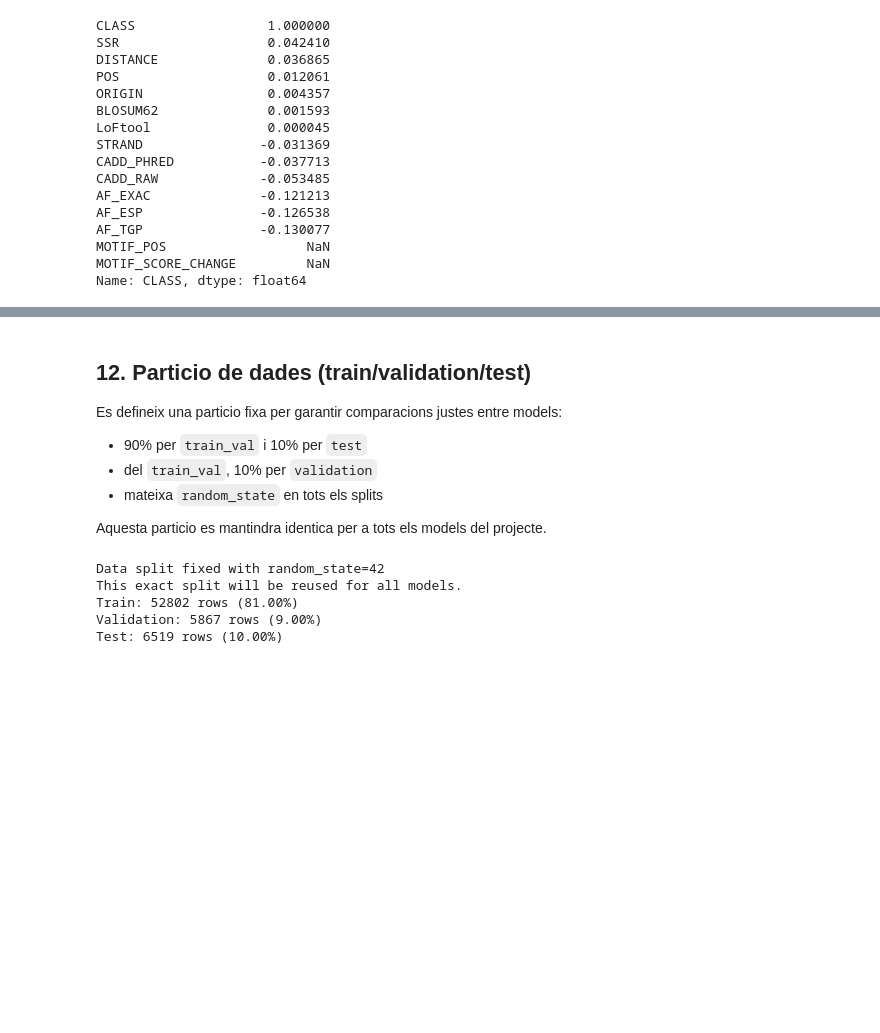
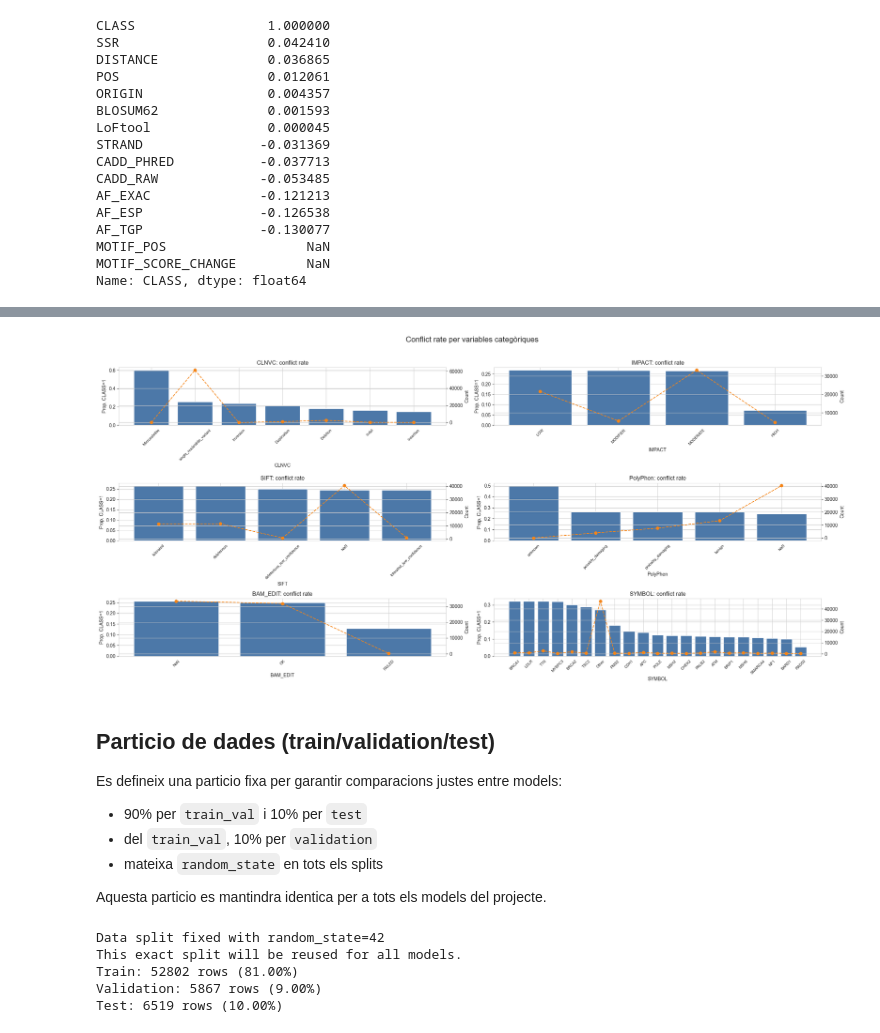
Before and after one commit to eliagarcia/tfg-genetic-variants, a Jupyter notebook: notebooks/eda.ipynb, the cells around one changed output, grey strips where cells are left out. Cells and saved outputs as stored; diff of their text form; code cells hidden in the pictures; blank space fills up the shorter version.

```diff
--- a/notebooks/eda.ipynb
+++ b/notebooks/eda.ipynb
@@ -345,5 +354,62 @@ Name: CLASS, dtype: float64
+# %%
+import numpy as np
+import pandas as pd
+import matplotlib.pyplot as plt
+import seaborn as sns
+
+sns.set_style("whitegrid")
+
+def plot_conflict_rate_cat(ax, df, col, target="CLASS", top_n=15):
+    tmp = df[[col, target]].copy()
+    tmp[col] = tmp[col].astype("object").fillna("NaN")
+
+    vc = tmp[col].value_counts()
+    if vc.shape[0] > top_n:
+        top = vc.head(top_n).index
+        tmp[col] = np.where(tmp[col].isin(top), tmp[col], "Other")
+
+    rate = tmp.groupby(col)[target].mean().sort_values(ascending=False)
+    cnt = tmp[col].value_counts().reindex(rate.index)
+
+    ax.bar(rate.index.astype(str), rate.values, color="#4C78A8")
+    ax.set_title(f"{col}: conflict rate")
+    ax.set_ylabel("Prop. CLASS=1")
+    ax.set_xlabel(col)
+    ax.tick_params(axis="x", rotation=45, labelsize=8)
+
+    ax2 = ax.twinx()
+    ax2.plot(range(len(cnt)), cnt.values, marker="o", linestyle="--", color="#F58518", linewidth=1.5)
+    ax2.set_ylabel("Count")
+
+# 6 gràfics en graella 2x3
+vars_to_plot = [
+    ("CLNVC", 10),
+    ("IMPACT", 10),
+    ("SIFT", 10),
+    ("PolyPhen", 10),
+    ("BAM_EDIT", 10),
+    ("SYMBOL", 20),
+]
+
+available = [(c, n) for c, n in vars_to_plot if c in df.columns]
+
+fig, axes = plt.subplots(3, 2, figsize=(22, 10))
+axes = axes.flatten()
+
+for i, (col, top_n) in enumerate(available[:6]):
+    plot_conflict_rate_cat(axes[i], df, col, top_n=top_n)
+
+# si en falten, amaga els subplots buits
+for j in range(len(available[:6]), 6):
+    axes[j].axis("off")
+
+fig.suptitle("Conflict rate per variables categòriques", fontsize=16, y=1.02)
+plt.tight_layout()
+plt.show()
+# %% [output]
+[figure, added]
 # %% [markdown]
-## 12. Particio de dades (train/validation/test)
+## Particio de dades (train/validation/test)
 
 Es defineix una particio fixa per garantir comparacions justes entre models:
 - 90% per `train_val` i 10% per `test`
```
Also changed, not shown: parts of 16 cells of this notebook.
